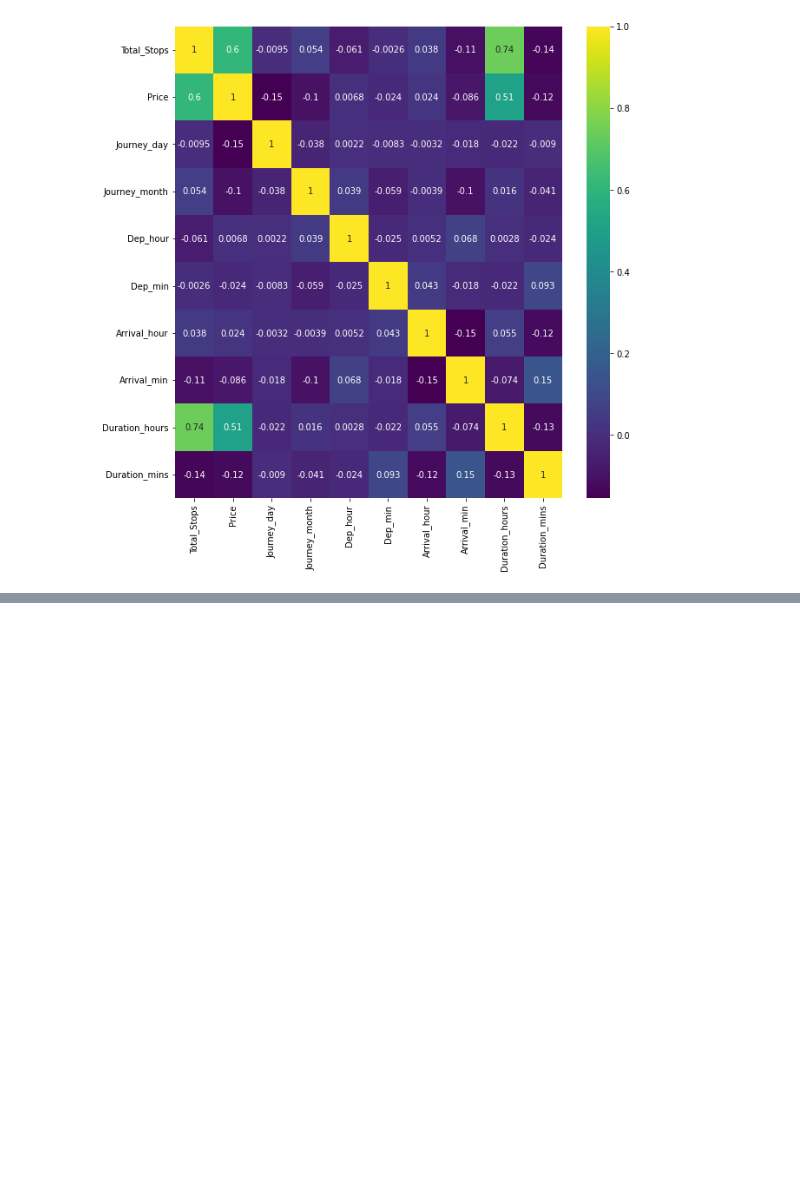
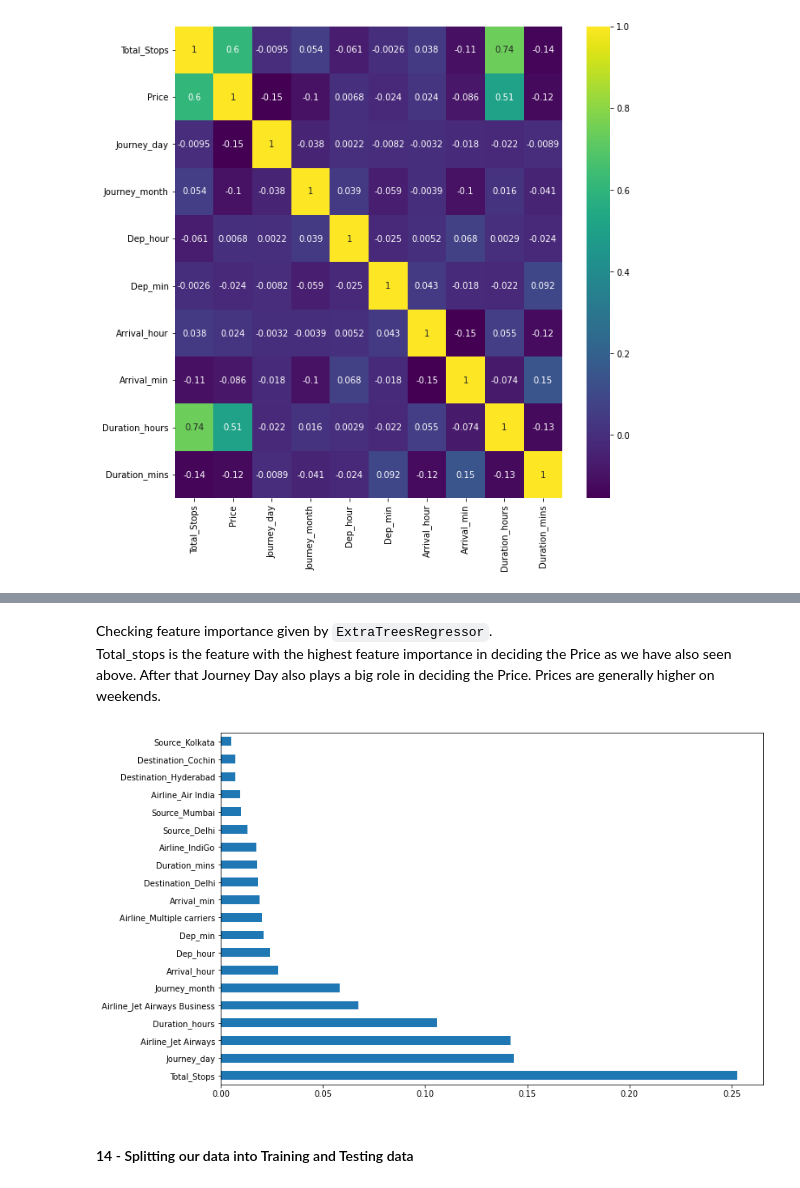
Before and after one commit to TimothyJan/Flight-Price-Precition-Flask, a Jupyter notebook: flight-price.ipynb, the cells around one changed output, grey strips where cells are left out. Cells and saved outputs as stored; diff of their text form; code cells hidden in the pictures; blank space fills up the shorter version.

```diff
--- a/flight-price.ipynb
+++ b/flight-price.ipynb
@@ -14,6 +15,7 @@ import pickle
 <h4>2 - Read Training Data</h4>
 # %%
 train_data = pd.read_excel('Flight-Dataset/Data_Train.xlsx')
+train_data.dropna(inplace=True)
 train_data.head()
 # %% [output]
 |  | Airline | Date_of_Journey | Source | Destination | Route | Dep_Time | Arrival_Time | Duration | ... |
@@ -179,11 +206,11 @@ destination.head()
 According to the data, price is directly proportional to the number of stops.
 # %%
 totalStopDictConv = {
-  'non-stop': int(0),
-  '1 stop': int(1),
-  '2 stops': int(2),
-  '3 stops': int(3),
-  '4 stops': int(4)
+  'non-stop': 0,
+  '1 stop': 1,
+  '2 stops': 2,
+  '3 stops': 3,
+  '4 stops': 4
 }
 
 # Total Stops
@@ -265,0 +313,4 @@ sns.heatmap(train_data.corr(numeric_only=True), cmap='viridis', annot=True)
+# %%
+reg = ExtraTreesRegressor()
+reg.fit(X,y)
+print(reg.feature_importances_)
@@ -265,0 +325,13 @@ sns.heatmap(train_data.corr(numeric_only=True), cmap='viridis', annot=True)
+# %% [markdown]
+Checking feature importance given by <code>ExtraTreesRegressor</code>.<br>
+Total_stops is the feature with the highest feature importance in deciding the Price as we have also seen above.
+After that Journey Day also plays a big role in deciding the Price. Prices are generally higher on weekends.
+# %%
+plt.figure(figsize = (12,8))
+feat_importances = pd.Series(reg.feature_importances_, index=X.columns)
+feat_importances.nlargest(20).plot(kind='barh')
+plt.show()
+# %% [output]
+[figure, added]
+# %% [markdown]
+<h4>14 - Splitting our data into Training and Testing data</h4>
```
Also changed, not shown: parts of 34 cells of this notebook, 2 other files.
